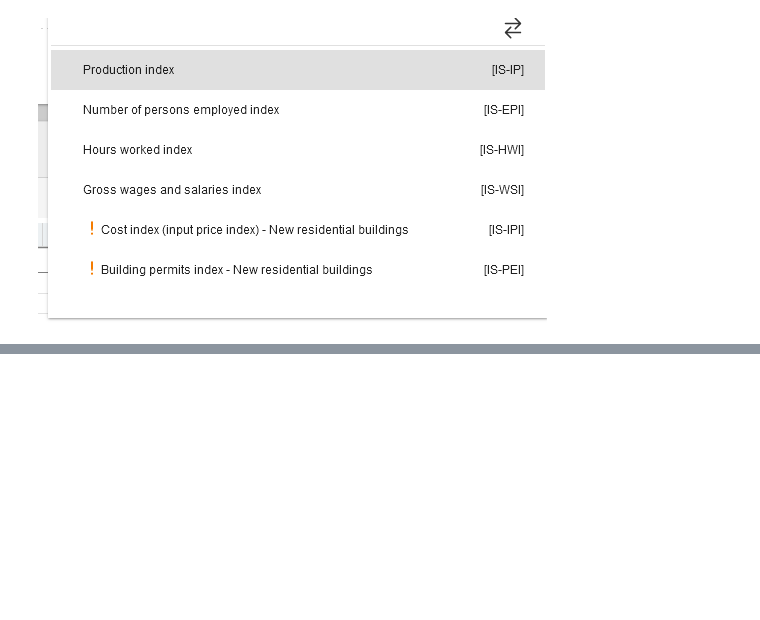
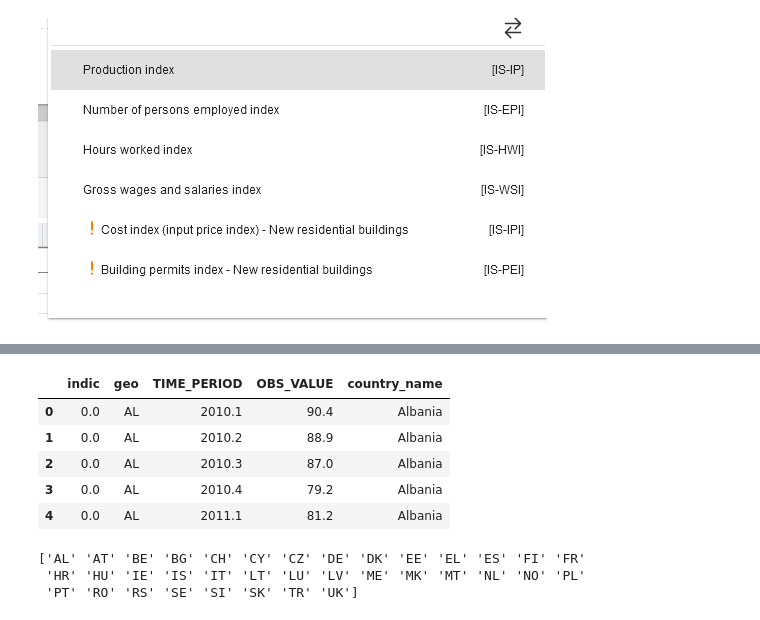
Before and after one commit to sbs23100/MScDataAnalyticsCA2, a Jupyter notebook: irishConstructionData.ipynb, the cells around one changed output, grey strips where cells are left out. Cells and saved outputs as stored; diff of their text form; code cells hidden in the pictures; blank space fills up the shorter version.

```diff
--- a/irishConstructionData.ipynb
+++ b/irishConstructionData.ipynb
@@ -236,0 +337,19 @@ df.head(5)
+# %%
+#df_test = all values in df where indic = 0.0
+df_test = df.loc[df['indic'] == 0.0]
+# %%
+df_test.head(5)
+# %% [output]
+|  | indic | geo | TIME_PERIOD | OBS_VALUE | country_name |
+| 0 | 0.0 | AL | 2010.1 | 90.4 | Albania |
+| 1 | 0.0 | AL | 2010.2 | 88.9 | Albania |
+| 2 | 0.0 | AL | 2010.3 | 87.0 | Albania |
+| 3 | 0.0 | AL | 2010.4 | 79.2 | Albania |
+| 4 | 0.0 | AL | 2011.1 | 81.2 | Albania |
+# %%
+#print unique values in 'geo' column
+print(df_test['geo'].unique())
+# %% [output]
+['AL' 'AT' 'BE' 'BG' 'CH' 'CY' 'CZ' 'DE' 'DK' 'EE' 'EL' 'ES' 'FI' 'FR'
+ 'HR' 'HU' 'IE' 'IS' 'IT' 'LT' 'LU' 'LV' 'ME' 'MK' 'MT' 'NL' 'NO' 'PL'
+ 'PT' 'RO' 'RS' 'SE' 'SI' 'SK' 'TR' 'UK']
```
Also changed, not shown: parts of 16 cells of this notebook.
